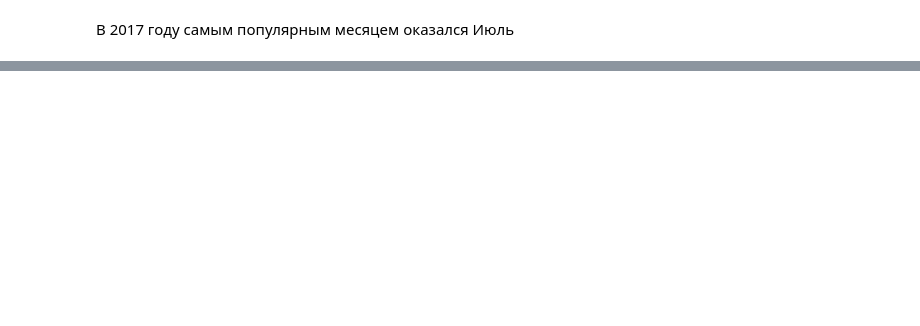
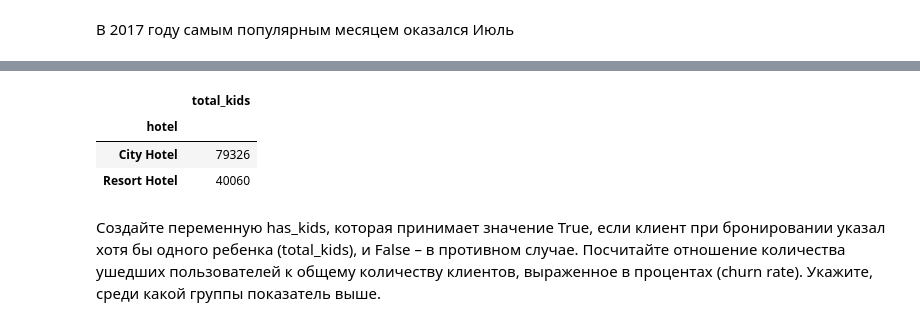
Before and after one commit to Tamerly/Data_analisys_learning, a Jupyter notebook: Project_lesson_2.ipynb, the cells around one changed output, grey strips where cells are left out. Cells and saved outputs as stored; diff of their text form; code cells hidden in the pictures; blank space fills up the shorter version.

```diff
--- a/Project_lesson_2.ipynb
+++ b/Project_lesson_2.ipynb
@@ -246,0 +285,10 @@ df.groupby(df['reservation_status_date'].dt.month).agg({'is_canceled': 'count'})
+# %%
+df['total_kids'] = df['children'] + df['babies']
+df.groupby('hotel').agg({'total_kids':'count'})
+# %% [output]
+|  | total_kids |
+| hotel |  |
+| City Hotel | 79326 |
+| Resort Hotel | 40060 |
+# %% [markdown]
+Создайте переменную has_kids, которая принимает значение True, если клиент при бронировании указал хотя бы одного ребенка (total_kids), и False – в противном случае. Посчитайте отношение количества ушедших пользователей к общему количеству клиентов, выраженное в процентах (churn rate). Укажите, среди какой группы показатель выше.
```
Also changed, not shown: parts of 22 cells of this notebook.
